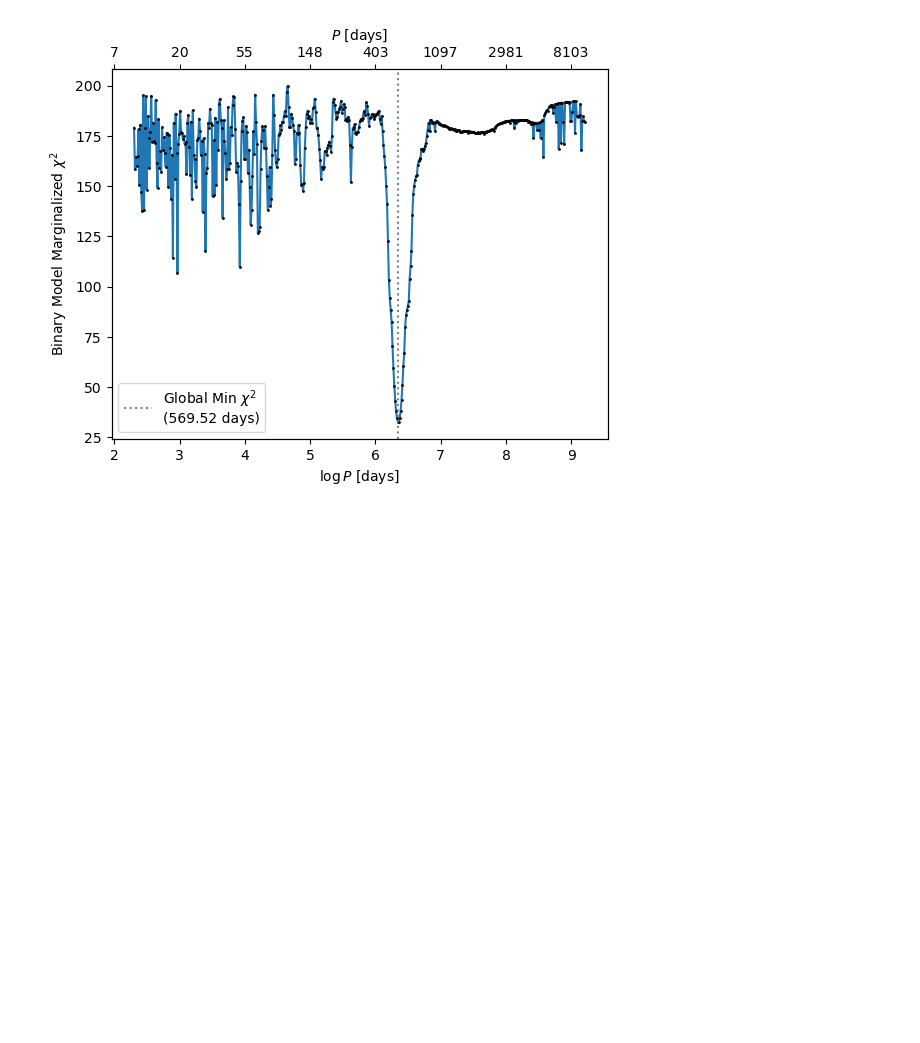
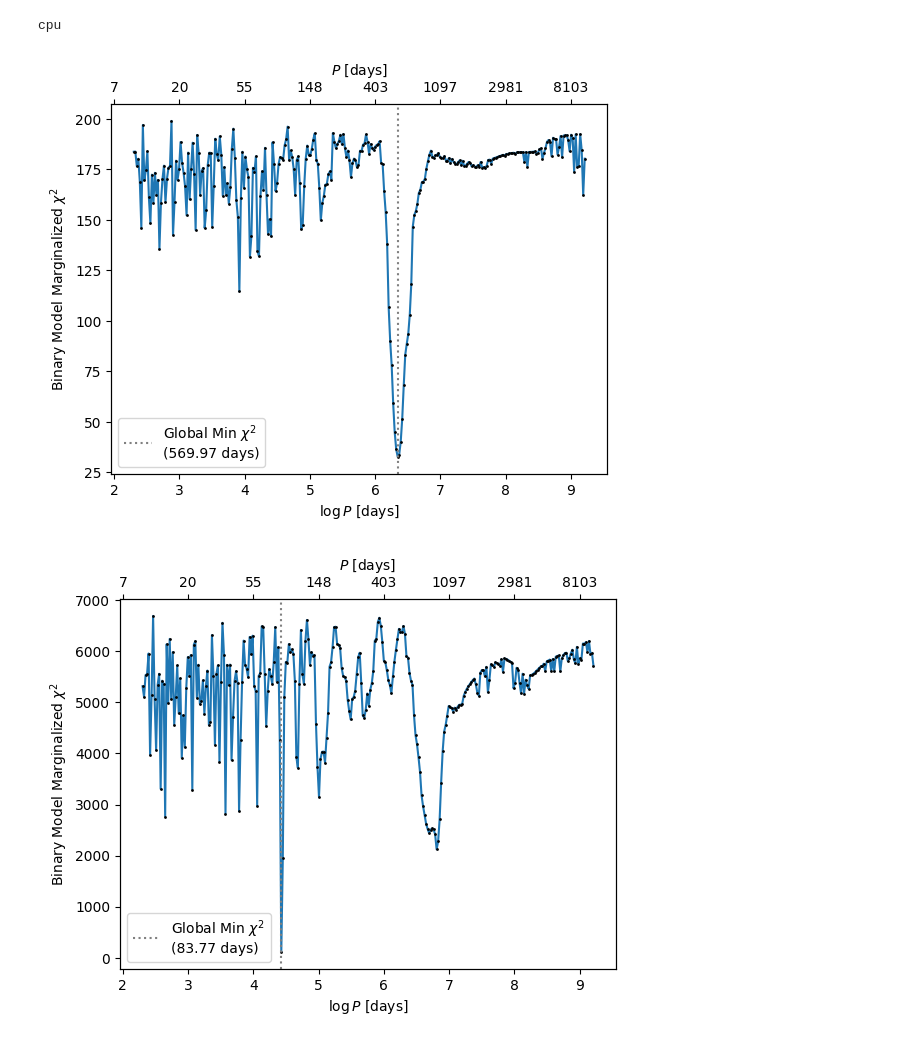
Before and after one commit to nmazziotti/gaiaDR4_pipeline, a Jupyter notebook: examples/run_grid_search.ipynb, the cells around one changed output. Cells and saved outputs as stored; diff of their text form; code cells hidden in the pictures; blank space fills up the shorter version.

```diff
--- a/examples/run_grid_search.ipynb
+++ b/examples/run_grid_search.ipynb
@@ -12,3 +12,6 @@ importlib.reload(gp);
 # %%
-cwd = Path(os.getcwd()) / "../../my_code/dr4_prerelease"
+cwd = Path(os.getcwd()) / "dr4_prerelease"
+# %%
+table = Table.read(cwd / "GAIA_DR4_PRERELEASE_EPOCH_ASTROMETRY_RAW.xml", format="votable")
+df_data = table.to_pandas()
 # %%
@@ -16,13 +18,18 @@ cwd = Path(os.getcwd()) / "../../my_code/dr4_prerelease"
 source_ids = [ 1457486023639239296,  3937211745905473024]
 # %%
+device = "cuda" if torch.cuda.is_available() else "cpu"
+print(device)
+
 for source_id in tqdm(source_ids):
-    t_ast_days, psi_raw, ast_obs_raw, ast_err_raw, plx_factor_raw = gp.utils.extract_time_series(source_id, cwd)
-    t_ast_yr_raw = t_ast_days / 365.25
-
-    device = "cuda" if torch.cuda.is_available() else "cpu"
-    gp.grid.run_grid_search_torch(cwd, source_id, t_ast_yr_raw, psi_raw, plx_factor_raw, ast_obs_raw * 1e3, ast_err_raw * 1e3, device=device,
-                                  N_logP=500, N_ecc=30, N_phi=10, P_range=[10,1e4])
+    t_binned, psi_binned, w_binned, sig_w_binned, pf_binned = gp.utils.extract_time_series(source_id, df_data)
+    gp.grid.run_grid_search(cwd, source_id, t_binned, psi_binned, pf_binned, w_binned, sig_w_binned,
+                                  device=device, N_logP=300, N_ecc=10, N_phi=10, P_range=[10,1e4])
+# %% [output]
+cpu
 # %%
-gp.utils.plot_grid_search_res(cwd, source_ids[0])
+for source_id in source_ids:
+    gp.plotting.plot_grid_search_chi2(cwd, source_id)
+    plt.show()
 # %% [output]
-[figure, old version]
+[figure, new version]
+[figure, added]
```
Also changed, not shown: parts of 3 cells of this notebook, 19 other files.
